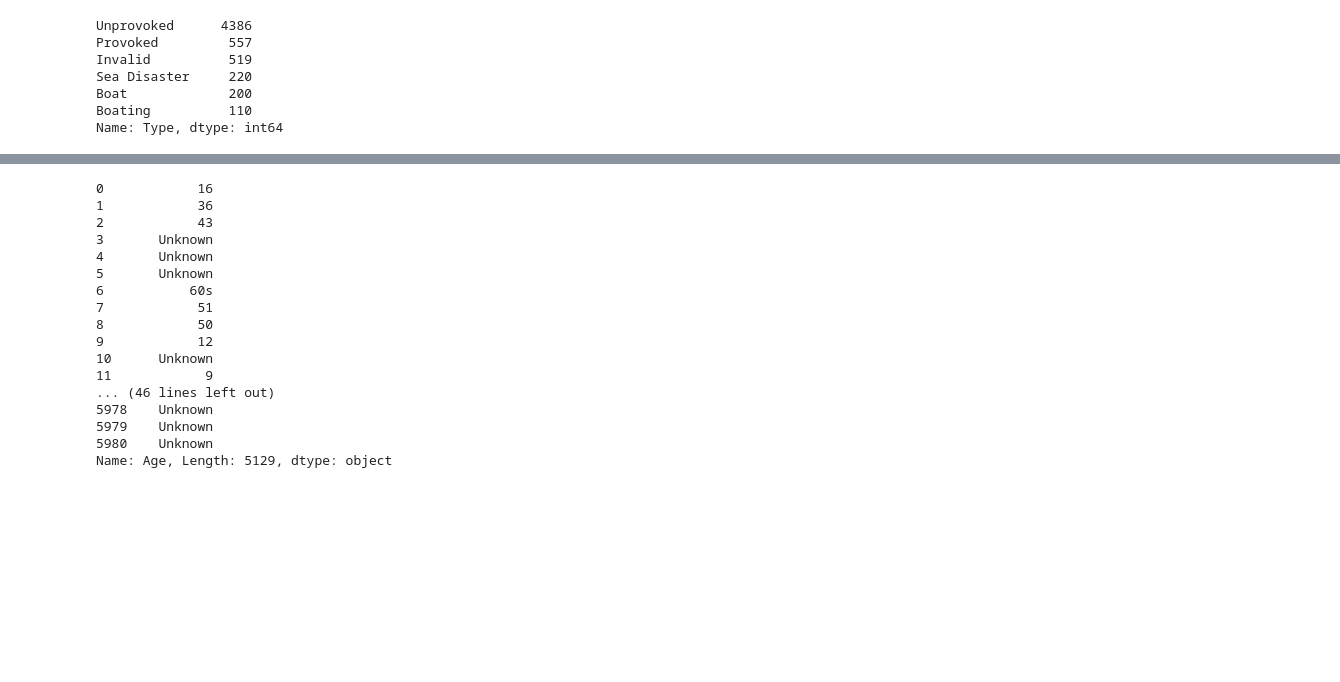
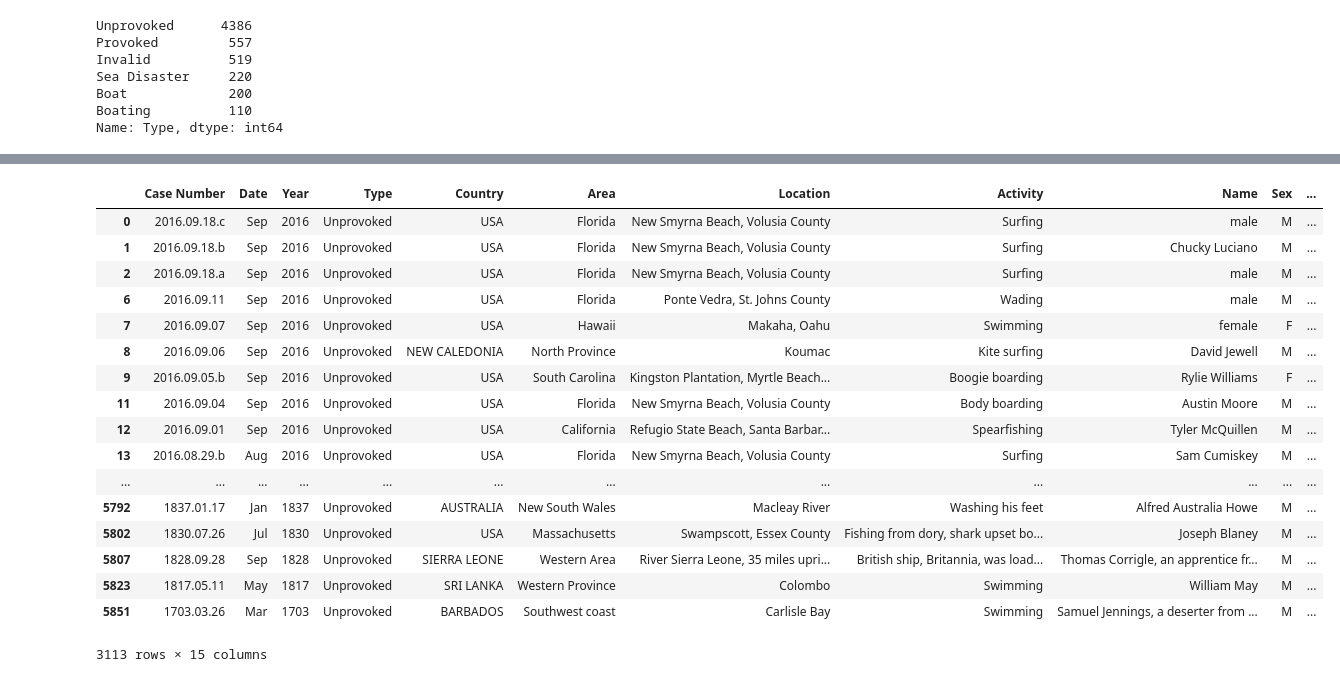
Before and after one commit to ironhack-datalabs/datamad0619, a Jupyter notebook: module-1/pandas-project/your-code/Untitled.ipynb, the cells around one changed output, grey strips where cells are left out. Saved outputs shown, nothing was run; the diff lists cells and outputs as text; code cells hidden in the pictures; blank space fills up the shorter version.

```diff
--- a/module-1/pandas-project/your-code/Untitled.ipynb
+++ b/module-1/pandas-project/your-code/Untitled.ipynb
@@ -239,8 +259,11 @@ print(set(SharksBBDD['Age']))
 # %%
-def findage (ed):
-    a = str
-    if re.findall('\d\d', a):
-        return a[0]
+def findage (a):
+    a = str(a)
+    b = re.findall('\d+', a)
+    if len(b) == 1:
+        return b[0]
+    else:
+        return '-'
 # %%
 SharknoNa['Age']= SharknoNa['Age'].apply(findage)
 
@@ -270,20 +318,22 @@ Name: Age, Length: 143, dtype: int64
 # %%
-SharknoNa['Age']
+SharknoNa=SharknoNa[SharknoNa['Age']!='-']
+display(SharknoNa)
 # %% [output]
+|  | Case Number | Date | Year | Type | Country | Area | Location | Activity | Name | Sex | ... |
+| 0 | 2016.09.18.c | Sep | 2016 | Unprovoked | USA | Florida | New Smyrna Beach, Volusia County | Surfing | male | M | ... |
+| 1 | 2016.09.18.b | Sep | 2016 | Unprovoked | USA | Florida | New Smyrna Beach, Volusia County | Surfing | Chucky Luciano | M | ... |
+| 2 | 2016.09.18.a | Sep | 2016 | Unprovoked | USA | Florida | New Smyrna Beach, Volusia County | Surfing | male | M | ... |
+| 6 | 2016.09.11 | Sep | 2016 | Unprovoked | USA | Florida | Ponte Vedra, St. Johns County | Wading | male | M | ... |
+| 7 | 2016.09.07 | Sep | 2016 | Unprovoked | USA | Hawaii | Makaha, Oahu | Swimming | female | F | ... |
+| 8 | 2016.09.06 | Sep | 2016 | Unprovoked | NEW CALEDONIA | North Province | Koumac | Kite surfing | David Jewell | M | ... |
+| 9 | 2016.09.05.b | Sep | 2016 | Unprovoked | USA | South Carolina | Kingston Plantation, Myrtle Beach... | Boogie boarding | Rylie Williams | F | ... |
+| 11 | 2016.09.04 | Sep | 2016 | Unprovoked | USA | Florida | New Smyrna Beach, Volusia County | Body boarding | Austin Moore | M | ... |
+| 12 | 2016.09.01 | Sep | 2016 | Unprovoked | USA | California | Refugio State Beach, Santa Barbar... | Spearfishing | Tyler McQuillen | M | ... |
+| 13 | 2016.08.29.b | Aug | 2016 | Unprovoked | USA | Florida | New Smyrna Beach, Volusia County | Surfing | Sam Cumiskey | M | ... |
+| ... | ... | ... | ... | ... | ... | ... | ... | ... | ... | ... | ... |
+| 5792 | 1837.01.17 | Jan | 1837 | Unprovoked | AUSTRALIA | New South Wales | Macleay River | Washing his feet | Alfred Australia Howe | M | ... |
+| 5802 | 1830.07.26 | Jul | 1830 | Unprovoked | USA | Massachusetts | Swampscott, Essex County | Fishing from dory, shark upset bo... | Joseph Blaney | M | ... |
+| 5807 | 1828.09.28 | Sep | 1828 | Unprovoked | SIERRA LEONE | Western Area | River Sierra Leone, 35 miles upri... | British ship, Britannia, was load... | Thomas Corrigle, an apprentice fr... | M | ... |
+| 5823 | 1817.05.11 | May | 1817 | Unprovoked | SRI LANKA | Western Province | Colombo | Swimming | William May | M | ... |
+| 5851 | 1703.03.26 | Mar | 1703 | Unprovoked | BARBADOS | Southwest coast | Carlisle Bay | Swimming | Samuel Jennings, a deserter from ... | M | ... |
-0            16
-1            36
-2            43
-3       Unknown
-4       Unknown
-5       Unknown
-6           60s
-7            51
-8            50
-9            12
-10      Unknown
-11            9
-... (46 lines left out)
-5978    Unknown
-5979    Unknown
-5980    Unknown
-Name: Age, Length: 5129, dtype: object
+3113 rows × 15 columns
```
Also changed, not shown: parts of 9 cells of this notebook.
